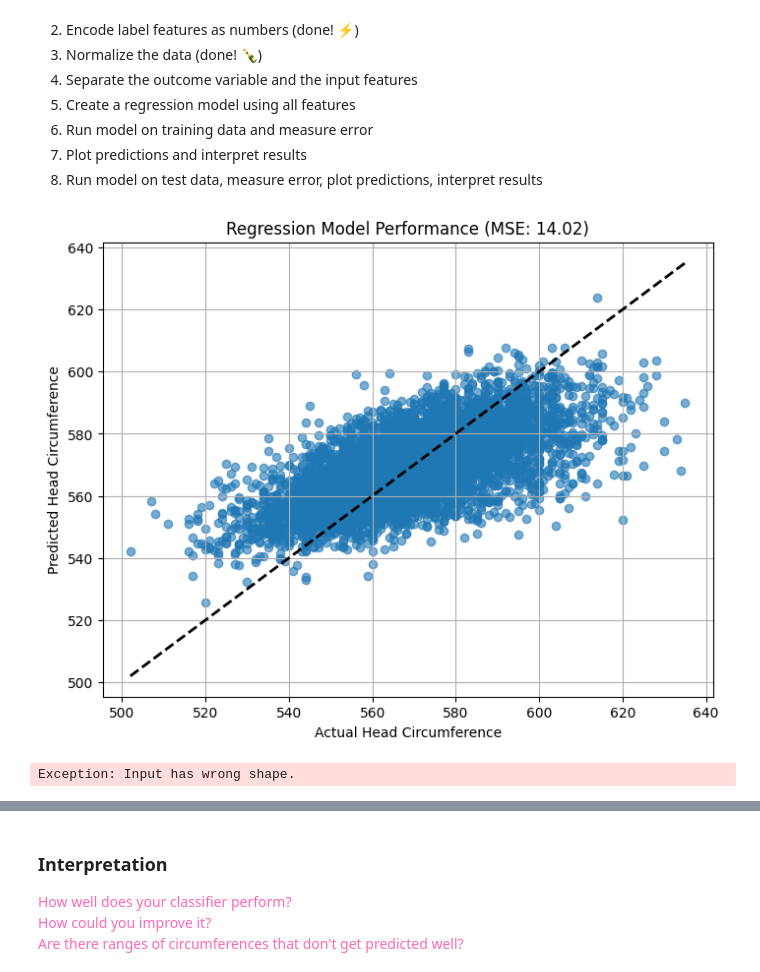
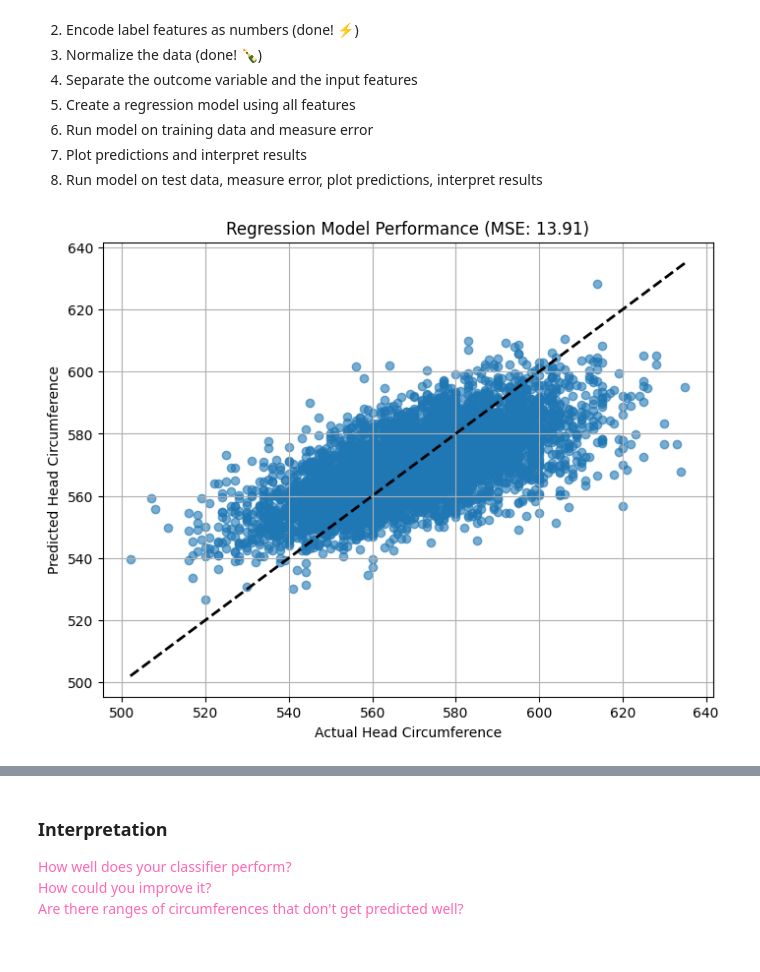
Before and after one commit to yiwang24idmmachinelearning/HW08, a Jupyter notebook: HW08.ipynb, the cells around one changed output, grey strips where cells are left out. Saved outputs shown, nothing was run; the diff lists cells and outputs as text; code cells hidden in the pictures.

```diff
--- a/HW08.ipynb
+++ b/HW08.ipynb
@@ -114,35 +114,29 @@ Don't forget to *encode* and *normalize* the data.
 
 ### Encode non-numerical features
 ansur_encoder = OrdinalEncoder()
-ansur_encoded_df = ansur_df.copy()
-g_vals = ansur_encoder.fit_transform(ansur_encoded_df[["gender"]])
-ansur_encoded_df[["gender"]] = g_vals
-# ansur_df['gender'] = ansur_df['gender'].apply(lambda x: 1 if x == 'F' else 0)
+g_vals = ansur_encoder.fit_transform(ansur_df[["gender"]])
+ansur_df[["gender"]] = g_vals
 
 ## 1. Print min, max, avg
-numeric_columns = [col for col in ansur_df.columns if ansur_df[col].dtype in ['float64', 'int64']]
-min_features = ansur_df[numeric_columns].min()
-max_features = ansur_df[numeric_columns].max()
-avg_features = ansur_df[numeric_columns].mean()
+print(ansur_df.min())
+print(ansur_df.max())
+print(ansur_df.mean())
 
 # Print min, max, and avg values
-print("Minimum values for each feature:\n", min_features)
-print("Maximum values for each feature:\n", max_features)
-print("Average values for each feature:\n", avg_features)
 
 ### Normalize all data
 ansur_scaler = StandardScaler()
-ansur_scaled = ansur_scaler.fit_transform(ansur_df[numeric_columns])
+ansur_scaled = ansur_scaler.fit_transform(ansur_df)
 
 ## 2. Print Covariances
-cov_matrix = ansur_df[numeric_columns].cov()
+cov_matrix = ansur_df.cov()
 print("Covariance matrix:\n", cov_matrix)
 
 ## 3. Plot features most correlated to age, ear length and head circumference
 features = ['age', 'ear.length', 'head.circumference']
-features = [feature for feature in features if feature in ansur_df[numeric_columns].columns]
+features = [feature for feature in features if feature in ansur_df.columns]
 
-correlation_matrix = ansur_df[numeric_columns].corr()
+correlation_matrix = ansur_df.corr()
 
 # Check and plot correlations for each feature of interest
 for feature in features:
@@ -151,7 +145,7 @@ for feature in features:
 
     # Plot the scatter plot of feature vs its most correlated feature
     plt.figure(figsize=(8, 6))
-    plt.scatter(ansur_df[numeric_columns][feature], ansur_df[numeric_columns][most_correlated_feature], alpha=0.6)
+    plt.scatter(ansur_df[feature], ansur_df[most_correlated_feature], alpha=0.6)
     plt.title(f"{feature} vs {most_correlated_feature} (correlation = {correlation_value:.2f})")
     plt.xlabel(feature)
     plt.ylabel(most_correlated_feature)
@@ -208,29 +202,29 @@ From our [Week 08](https://github.com/DM-GY-9103-2024F-H/WK08) notebook, we can
 # %%
 # Work on Regression Model here
 
 ## Separate outcome variable and input features
 y = ansur_df['head.circumference']
-x = ansur_df[numeric_columns].drop('head.circumference', axis=1)
+X = ansur_df.drop('head.circumference', axis=1)
 
 ## Create a regression model
 reg_model = LinearRegression()
-reg_model.fit(x, y)
+reg_model.fit(X, y)
 
 ## Measure error on training data
-y_pred = reg_model.predict(x)
+y_pred = reg_model.predict(X)
 mse = regression_error(y, y_pred)
 
 ## Plot predictions and interpret results
 plt.figure(figsize=(8, 6))
 plt.scatter(y, y_pred, alpha=0.6)
 plt.plot([y.min(), y.max()], [y.min(), y.max()], 'k--', lw=2)
 plt.xlabel('Actual Head Circumference')
 plt.ylabel('Predicted Head Circumference')
 plt.title(f'Regression Model Performance (MSE: {mse:.2f})')
 plt.grid(True)
 plt.show()
 # %% [output]
-[figure, old version]
+[figure, new version]
 # %%
 ## Load Test Data
 ANSUR_TEST_FILE = "https://raw.githubusercontent.com/DM-GY-9103-2024F-H/9103-utils/main/datasets/json/ansur-test.json"
@@ -239,11 +233,10 @@ ansur_test_df = pd.json_normalize(ansur_test_data)
 
 ansur_test_encoded_df = ansur_test_df.copy()
 
-g_vals = ansur_encoder.transform(ansur_test_df[["gender"]].values)
+#g_vals = ansur_encoder.transform(ansur_test_df[["gender"]].values)
+g_vals = ansur_encoder.transform(pd.DataFrame(ansur_test_df[["gender"]].values, columns=["gender"]))
 ansur_test_encoded_df[["gender"]] = g_vals
 
 ansur_test_scaled_df = ansur_scaler.transform(ansur_test_encoded_df)
-# %% [output]
-Exception: Input has wrong shape.
 # %%
 ## Run model on test data
```
Also changed, not shown: parts of 2 cells of this notebook.
